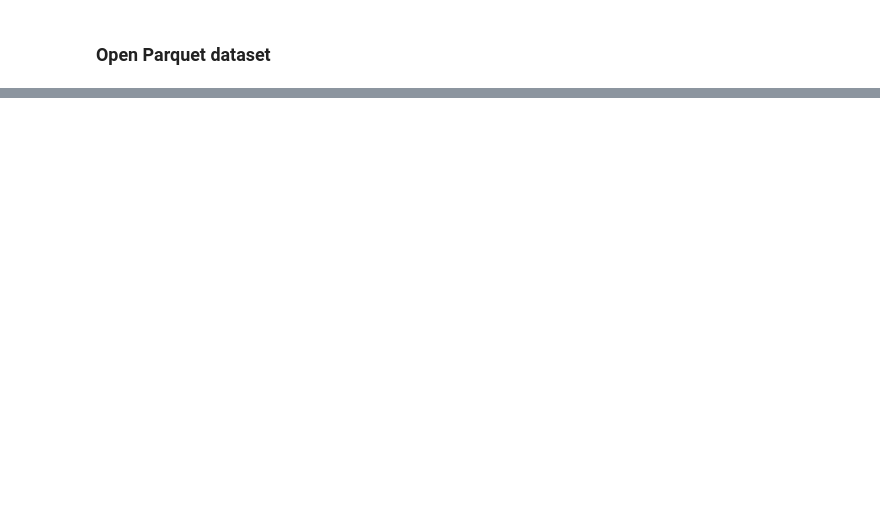
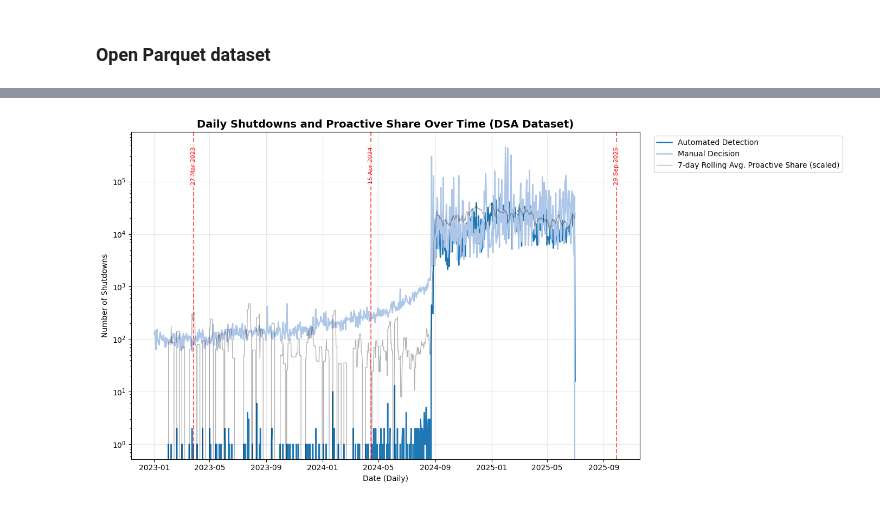
Before and after one commit to annaneliaa/discord-ccs, a Jupyter notebook: code/dsa.ipynb, the cells around one changed output, grey strips where cells are left out. Drawn from its saved outputs; the diff is of its cells as text; code cells hidden in the pictures; blank space fills up the shorter version.

```diff
--- a/code/dsa.ipynb
+++ b/code/dsa.ipynb
@@ -331,0 +481,97 @@ plt.show()
+# %%
+date_col = "content_date"          # use content_date for time axis
+detect_col = "automated_detection" # identifies proactive actions ("yes"/"no")
+output_file = "../img/dsa_proactive_share_daily.png"
+
+update_dates = ["2023-03-27","2024-04-15", "2025-09-29"]
+updates = pd.to_datetime(update_dates)
+
+source_df = filtered_df.copy() if not filtered_df.empty else df_copy.copy()
+
+source_df[detect_col] = (
+    source_df[detect_col]
+    .astype(str)
+    .str.lower()
+    .map({
+        "yes": "Automated (Proactive)",
+        "true": "Automated (Proactive)",
+        "no": "Manual (Reactive)",
+        "false": "Manual (Reactive)"
+    })
+    .fillna("Unknown")
+)
+
+source_df.head()
+
+# line 1 + 2
+daily_counts = (
+    source_df.groupby([date_col, detect_col])
+    .size()
+    .unstack(fill_value=0)
+    .sort_index()
+)
+
+# Ensure both columns exist
+for col in ["Automated (Proactive)", "Manual (Reactive)"]:
+    if col not in daily_counts.columns:
+        daily_counts[col] = 0
+
+# line 3
+# 7-DAY ROLLING AVERAGE OF PROACTIVE SHARE
+daily_counts["proactive_share"] = (
+    daily_counts["Automated (Proactive)"] /
+    (daily_counts["Automated (Proactive)"] + daily_counts["Manual (Reactive)"])
+).replace([np.inf, -np.inf], np.nan)
+
+daily_counts["proactive_share_7d"] = (
+    daily_counts["proactive_share"].rolling(window=7, min_periods=1).mean()
+)
+
+plt.clf()
+fig, ax = plt.subplots(figsize=(14, 7))
+
+cmap = plt.get_cmap('tab20')
+
+
+# use colormap for consistent colors
+cmap = plt.get_cmap('tab20')
+col_pro = cmap(0)         # proactive line color
+col_man = cmap(1)        # manual line color
+col_event = cmap(3)      # event marker / text color
+
+ax.plot(
+    daily_counts.index,
+    daily_counts["Automated (Proactive)"],
+    color=col_pro,
+    linewidth=1.8,
+    label="Automated Detection"
+)
+ax.plot(
+    daily_counts.index,
+    daily_counts["Manual (Reactive)"],
+    color=col_man,
+    linewidth=1.8,
+    label="Manual Decision"
+)
+
+ax.plot(daily_counts.index, daily_counts["proactive_share_7d"] * daily_counts["Automated (Proactive)"].max(),
+        color="black", linewidth=1, alpha=0.3,
+        label="7-day Rolling Avg. Proactive Share (scaled)")
+
+# event markers
+for ev in updates:
+    ax.axvline(x=ev, color="red", linestyle="--", alpha=0.6)
+    ax.text(ev, ax.get_ylim()[1]*0.95, ev.strftime('%d %b %Y'),
+            va="top", ha="center", rotation=90, fontsize=8, color="red",
+            bbox=dict(facecolor="white", alpha=0.7, edgecolor="none"))
+
+ax.set_title("Daily Shutdowns and Proactive Share Over Time (DSA Dataset)", fontsize=14, weight="bold")
+ax.set_xlabel("Date (Daily)")
+ax.set_ylabel("Number of Shutdowns")
+ax.set_yscale("log")
+ax.grid(alpha=0.3)
+ax.legend(bbox_to_anchor=(1.02, 1), loc="upper left")
+fig.tight_layout()
+plt.savefig(output_file, dpi=300)
+plt.show()
+# %% [output]
@@ -331,0 +579 @@ plt.show()
+[figure, added]
```
Also changed, not shown: parts of 16 cells of this notebook, 3 other files.
